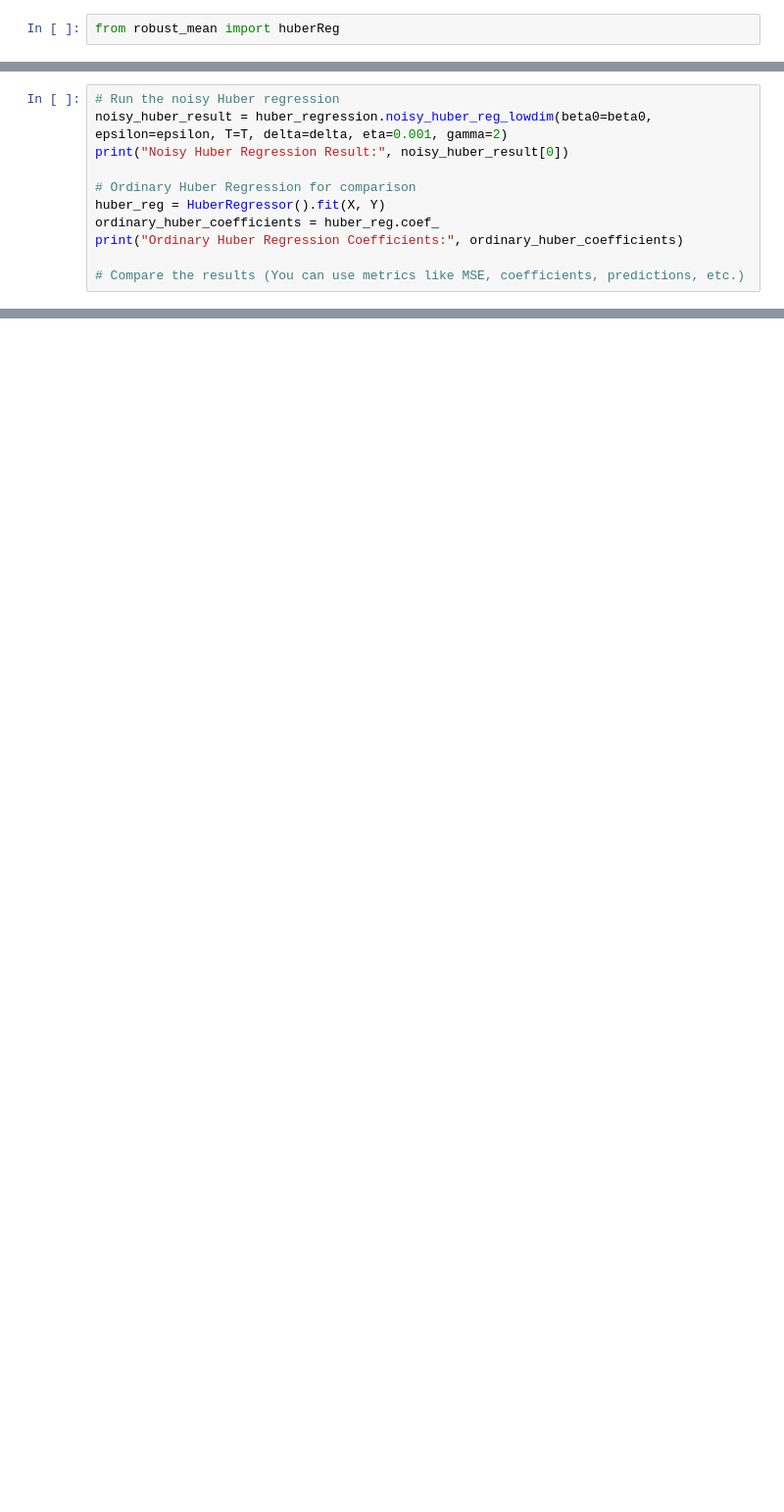
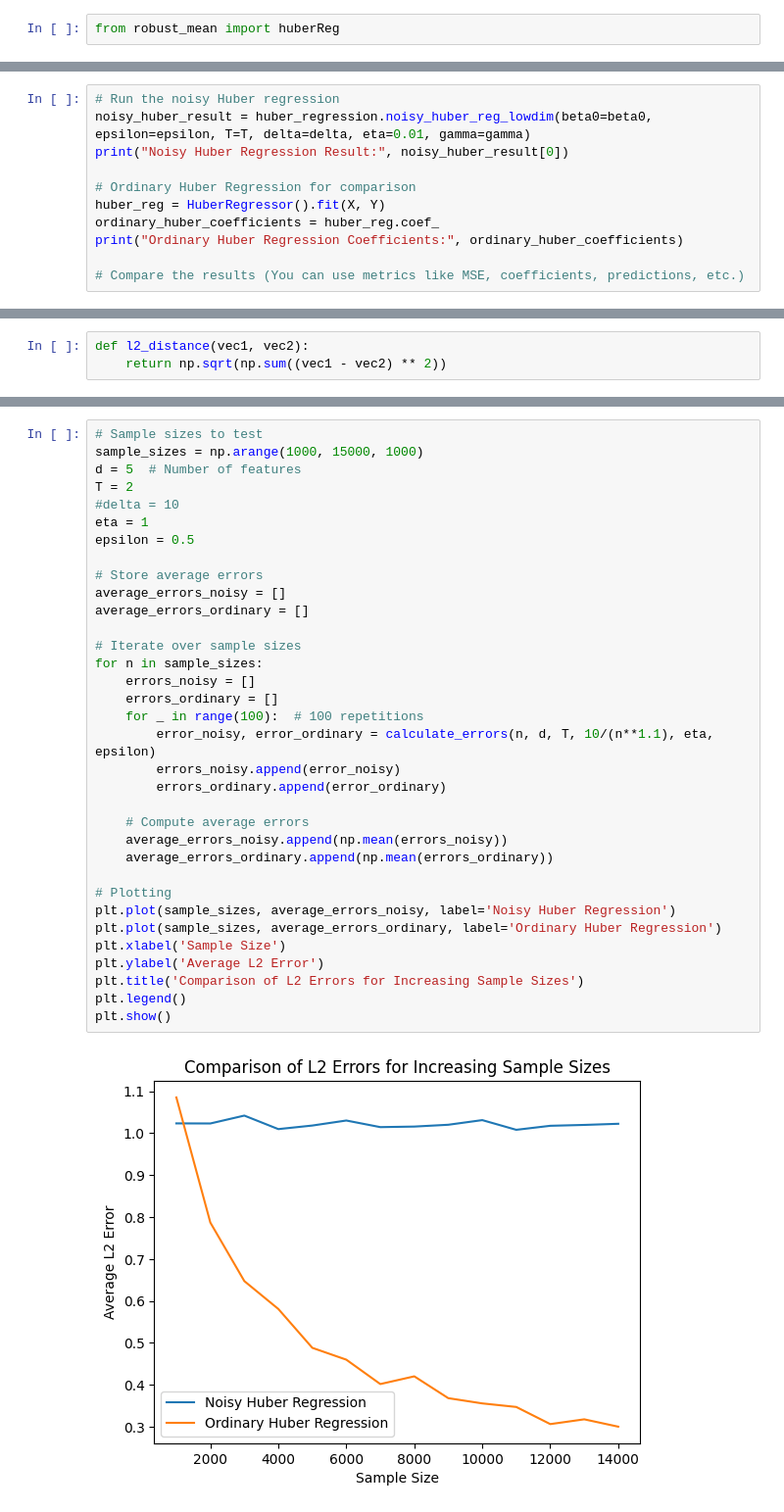
Before and after one commit to hsmoonjohn/DPHuber, a Jupyter notebook: test.ipynb, the cells around one changed output, grey strips where cells are left out. Shown: that part at 98% size. Cells and saved outputs as stored; diff of their text form; blank space fills up the shorter version.

Commit message:
test simulations

```diff
--- a/test.ipynb
+++ b/test.ipynb
@@ -34,6 +34,6 @@ gamma
 # %%
 # Run the noisy Huber regression
-noisy_huber_result = huber_regression.noisy_huber_reg_lowdim(beta0=beta0, epsilon=epsilon, T=T, delta=delta, eta=0.001, gamma=2)
+noisy_huber_result = huber_regression.noisy_huber_reg_lowdim(beta0=beta0, epsilon=epsilon, T=T, delta=delta, eta=0.01, gamma=gamma)
 print("Noisy Huber Regression Result:", noisy_huber_result[0])
 
 # Ordinary Huber Regression for comparison
@@ -55,0 +45,3 @@ noisy_huber_result[1][1]
+# %%
+def l2_distance(vec1, vec2):
+    return np.sqrt(np.sum((vec1 - vec2) ** 2))
@@ -55,0 +85,36 @@ noisy_huber_result[1][1]
+# %%
+# Sample sizes to test
+sample_sizes = np.arange(1000, 15000, 1000)
+d = 5  # Number of features
+T = 2
+#delta = 10
+eta = 1
+epsilon = 0.5
+
+# Store average errors
+average_errors_noisy = []
+average_errors_ordinary = []
+
+# Iterate over sample sizes
+for n in sample_sizes:
+    errors_noisy = []
+    errors_ordinary = []
+    for _ in range(100):  # 100 repetitions
+        error_noisy, error_ordinary = calculate_errors(n, d, T, 10/(n**1.1), eta, epsilon)
+        errors_noisy.append(error_noisy)
+        errors_ordinary.append(error_ordinary)
+
+    # Compute average errors
+    average_errors_noisy.append(np.mean(errors_noisy))
+    average_errors_ordinary.append(np.mean(errors_ordinary))
+
+# Plotting
+plt.plot(sample_sizes, average_errors_noisy, label='Noisy Huber Regression')
+plt.plot(sample_sizes, average_errors_ordinary, label='Ordinary Huber Regression')
+plt.xlabel('Sample Size')
+plt.ylabel('Average L2 Error')
+plt.title('Comparison of L2 Errors for Increasing Sample Sizes')
+plt.legend()
+plt.show()
+# %% [output]
+[figure, added]
```
Also changed, not shown: parts of 9 cells of this notebook.
